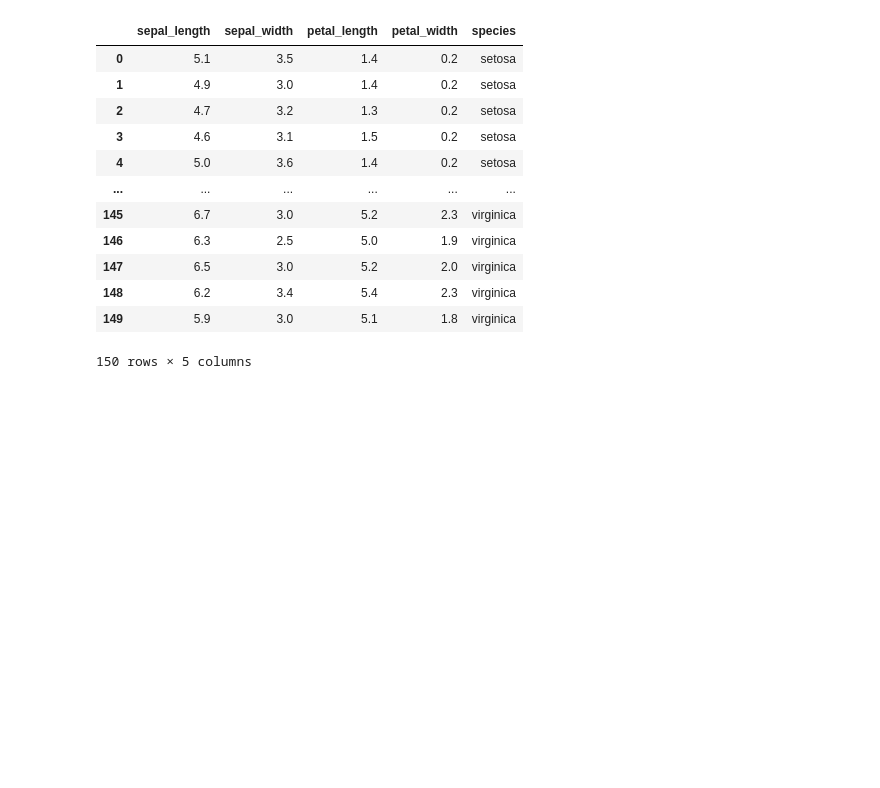
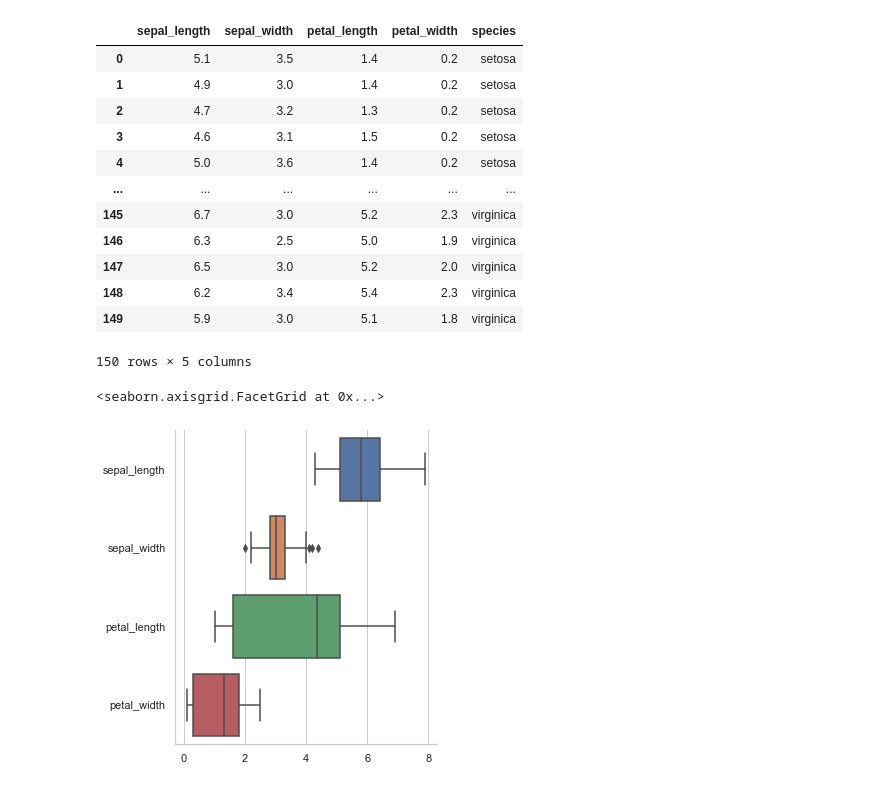
Before and after one commit to Richie-Kwon/seaborn, a Jupyter notebook: seaborn.ipynb, the cells around one changed output. Saved outputs shown, nothing was run; the diff lists cells and outputs as text; code cells hidden in the pictures; blank space fills up the shorter version.

```diff
--- a/seaborn.ipynb
+++ b/seaborn.ipynb
@@ -151,3 +151,8 @@ order = ['Gentoo','Adelie', 'Chinstrap'])
 | 148 | 6.2 | 3.4 | 5.4 | 2.3 | virginica |
 | 149 | 5.9 | 3.0 | 5.1 | 1.8 | virginica |
 150 rows × 5 columns
+# %%
+ sns.catplot(kind='box', orient='h', data=iris)
+# %% [output]
+<seaborn.axisgrid.FacetGrid at 0x...>
+[figure, added]
```
Also changed, not shown: 1 other file.
